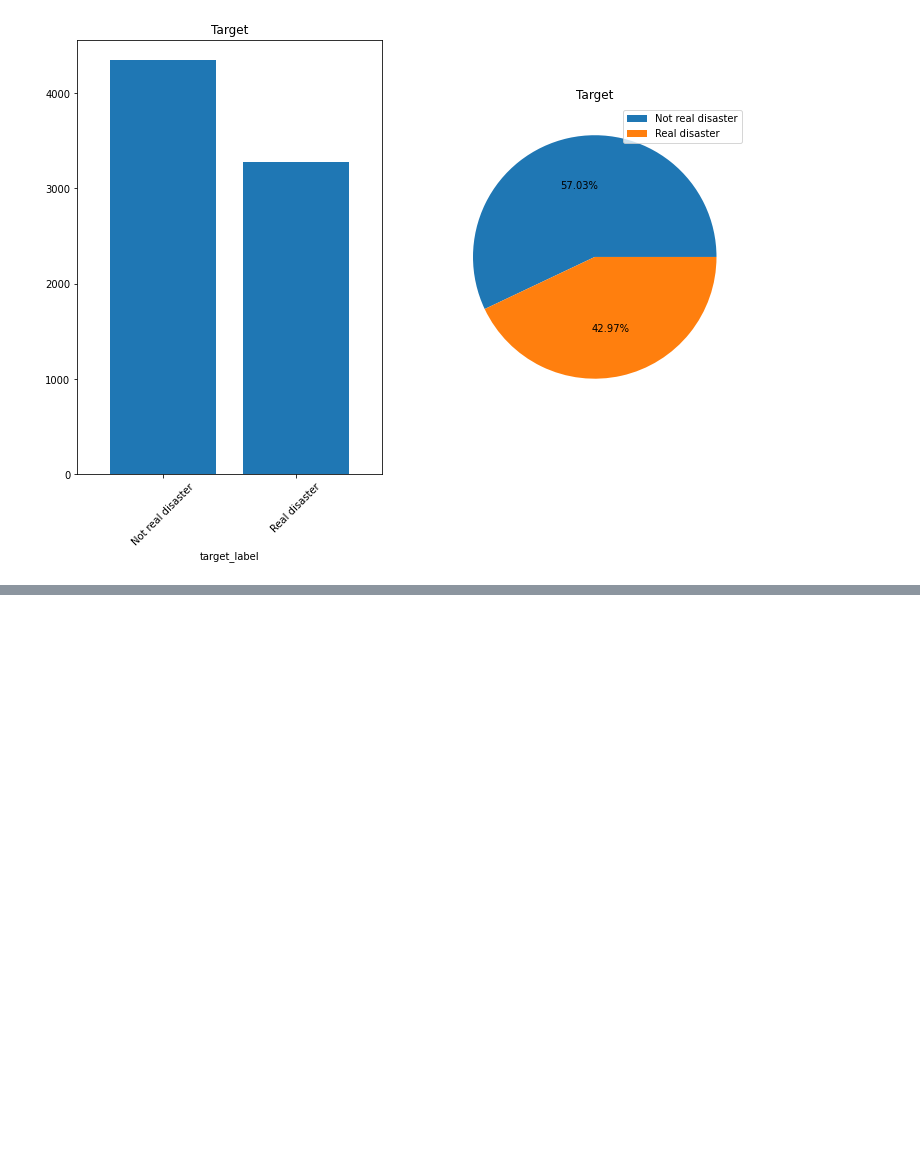
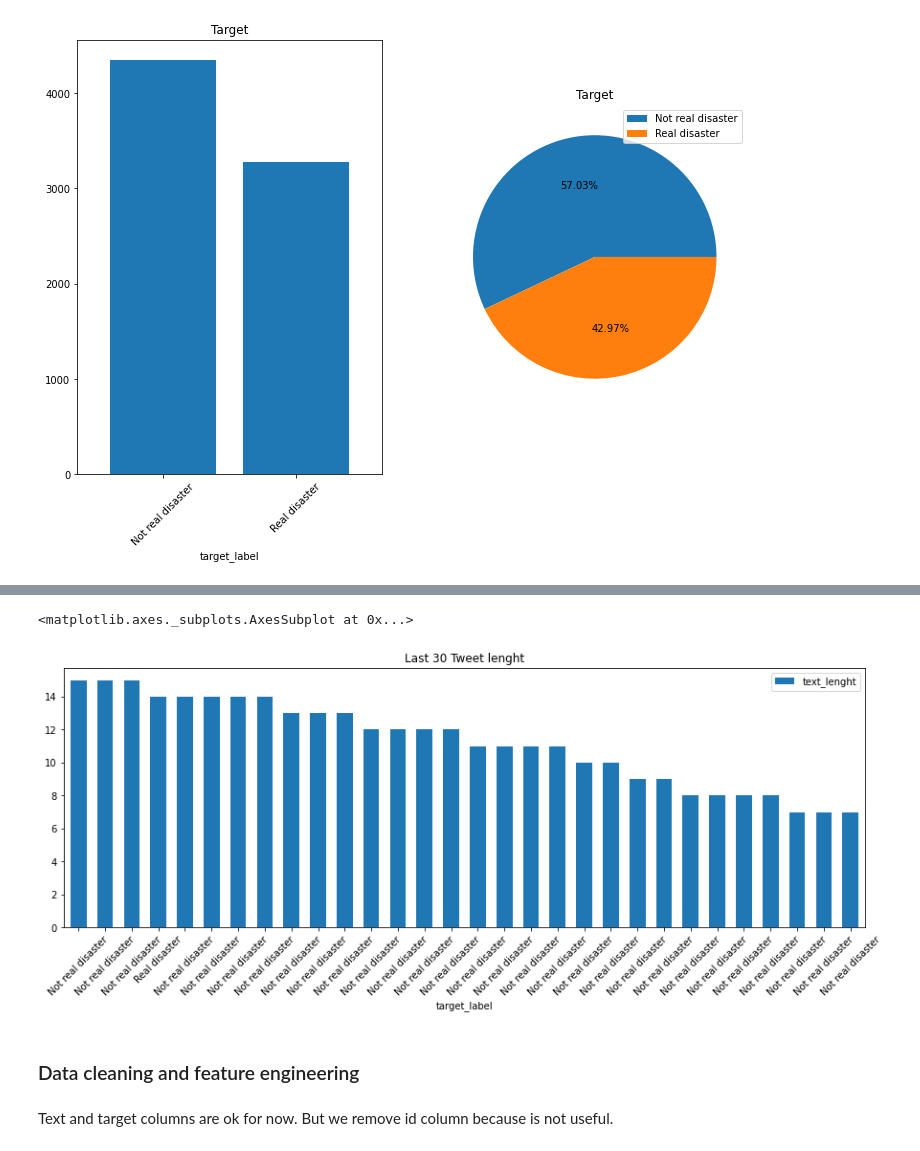
Before and after one commit to casals90/nlp_with_disaster_tweets, a Jupyter notebook: NLP_twitter.ipynb, the cells around one changed output, grey strips where cells are left out. Saved outputs shown, nothing was run; the diff lists cells and outputs as text; code cells hidden in the pictures; blank space fills up the shorter version.

Commit message:
Adding data celaning and feature engineering

```diff
--- a/NLP_twitter.ipynb
+++ b/NLP_twitter.ipynb
@@ -141,0 +166,11 @@ ax2.axis("off")
+# %%
+fig, ax = plt.subplots(figsize=(15, 5))
+last_len_df.plot(kind="bar", y="text_lenght", x="target_label", width=0.6,
+                ax=ax, title="Last 30 Tweet lenght", rot=45)
+# %% [output]
+<matplotlib.axes._subplots.AxesSubplot at 0x...>
+[figure, added]
+# %% [markdown]
+### Data cleaning and feature engineering
+# %% [markdown]
+Text and target columns are ok for now. But we remove id column because is not useful.
```
Also changed, not shown: parts of 12 cells of this notebook.
